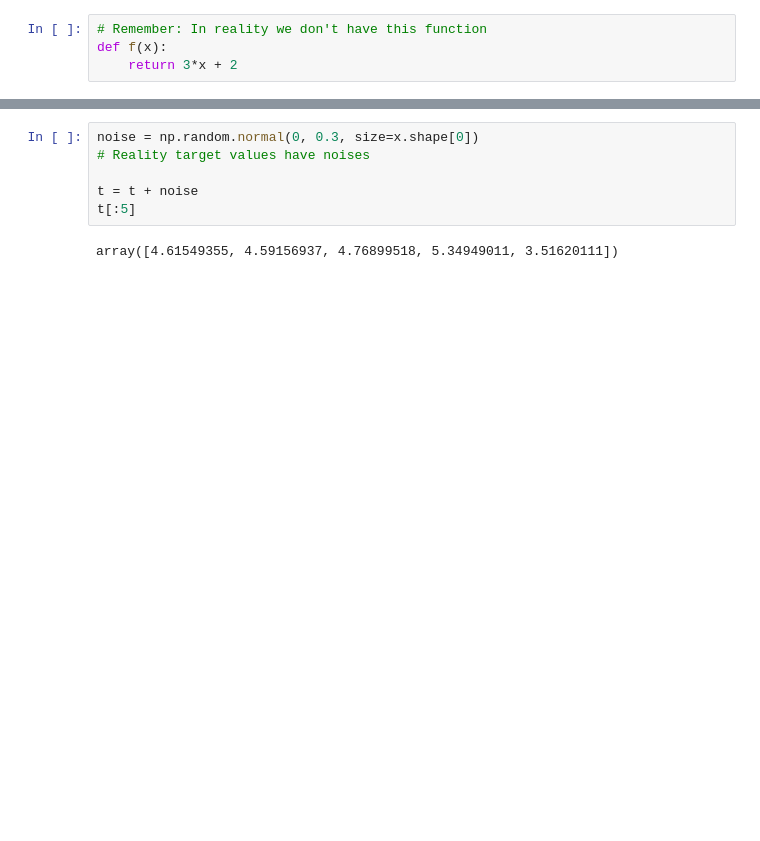
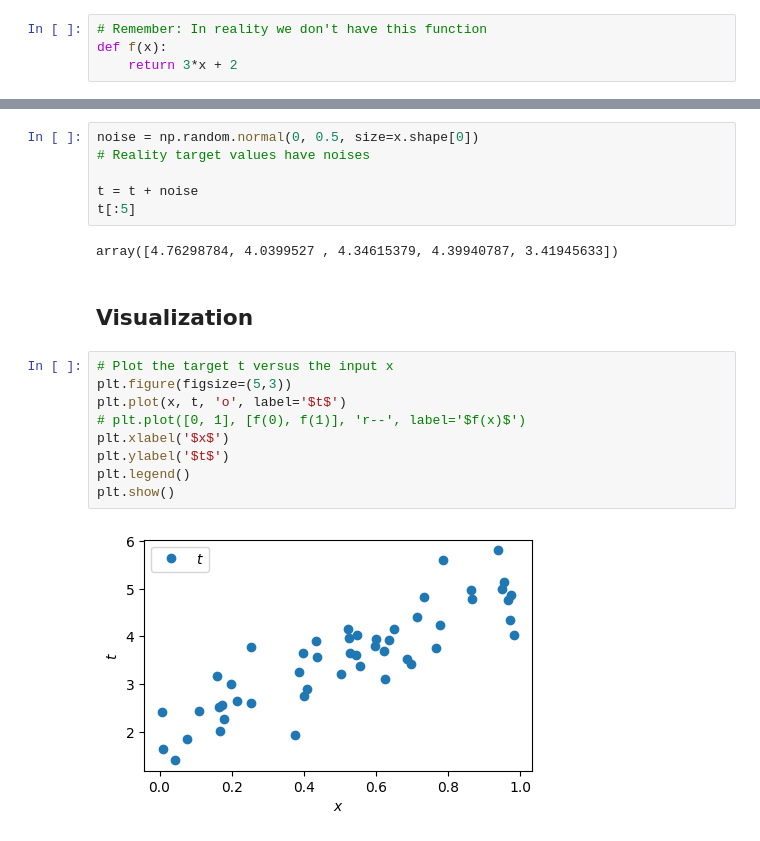
Before and after one commit to pexa8335/Machine-Learning-Journey, a Jupyter notebook: Lecture content/02 - Linear Regression & Gradient Descent/Gradient_Descent.ipynb, the cells around one changed output, grey strips where cells are left out. Cells and saved outputs as stored; diff of their text form; blank space fills up the shorter version.

```diff
--- a/Lecture content/02 - Linear Regression & Gradient Descent/Gradient_Descent.ipynb
+++ b/Lecture content/02 - Linear Regression & Gradient Descent/Gradient_Descent.ipynb
@@ -21,8 +23,21 @@ array([4.90875388, 4.32539847, 4.81849682, 4.68448205, 3.79369994])
 # %%
-noise = np.random.normal(0, 0.3, size=x.shape[0])
+noise = np.random.normal(0, 0.5, size=x.shape[0])
 # Reality target values have noises
 
 t = t + noise
 t[:5]
 # %% [output]
-array([4.61549355, 4.59156937, 4.76899518, 5.34949011, 3.51620111])
+array([4.76298784, 4.0399527 , 4.34615379, 4.39940787, 3.41945633])
+# %% [markdown]
+## Visualization
+# %%
+# Plot the target t versus the input x
+plt.figure(figsize=(5,3))
+plt.plot(x, t, 'o', label='$t$')
+# plt.plot([0, 1], [f(0), f(1)], 'r--', label='$f(x)$')
+plt.xlabel('$x$')
+plt.ylabel('$t$')
+plt.legend()
+plt.show()
+# %% [output]
+[figure, added]
```
Also changed, not shown: parts of 29 cells of this notebook, 6 other files.
